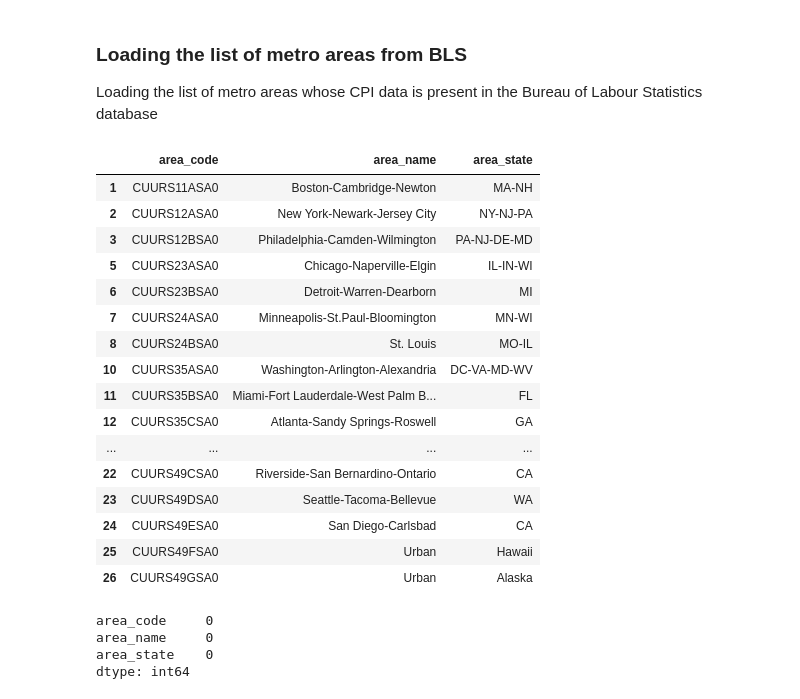
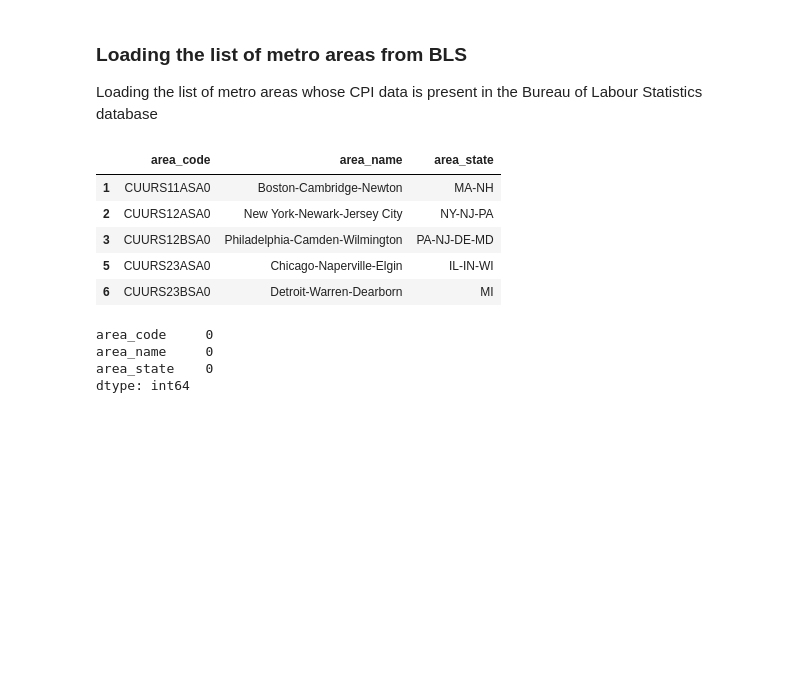
Before and after one commit to shah-satyam/2024Spr_projects, a Jupyter notebook: Single Metro Area Analysis.ipynb, the cells around one changed output. Cells and saved outputs as stored; diff of their text form; code cells hidden in the pictures; blank space fills up the shorter version.

```diff
--- a/Single Metro Area Analysis.ipynb
+++ b/Single Metro Area Analysis.ipynb
@@ -25,25 +25,14 @@ Loading the list of metro areas whose CPI data is present in the Bureau of Labou
 # %%
 #fetching series id's for every metro area available in the Bureau of Labour Statistic's database
 series_id = fetchData.get_bls_series_id(metro_code_file=BLS_area_codes)
-series_id
+series_id.head()
 # %% [output]
 |  | area_code | area_name | area_state |
 | 1 | CUURS11ASA0 | Boston-Cambridge-Newton | MA-NH |
 | 2 | CUURS12ASA0 | New York-Newark-Jersey City | NY-NJ-PA |
 | 3 | CUURS12BSA0 | Philadelphia-Camden-Wilmington | PA-NJ-DE-MD |
 | 5 | CUURS23ASA0 | Chicago-Naperville-Elgin | IL-IN-WI |
 | 6 | CUURS23BSA0 | Detroit-Warren-Dearborn | MI |
-| 7 | CUURS24ASA0 | Minneapolis-St.Paul-Bloomington | MN-WI |
-| 8 | CUURS24BSA0 | St. Louis | MO-IL |
-| 10 | CUURS35ASA0 | Washington-Arlington-Alexandria | DC-VA-MD-WV |
-| 11 | CUURS35BSA0 | Miami-Fort Lauderdale-West Palm B... | FL |
-| 12 | CUURS35CSA0 | Atlanta-Sandy Springs-Roswell | GA |
-| ... | ... | ... | ... |
-| 22 | CUURS49CSA0 | Riverside-San Bernardino-Ontario | CA |
-| 23 | CUURS49DSA0 | Seattle-Tacoma-Bellevue | WA |
-| 24 | CUURS49ESA0 | San Diego-Carlsbad | CA |
-| 25 | CUURS49FSA0 | Urban | Hawaii |
-| 26 | CUURS49GSA0 | Urban | Alaska |
 # %%
 series_id.isna().sum()
 # %% [output]
```
Also changed, not shown: parts of 11 cells of this notebook.
